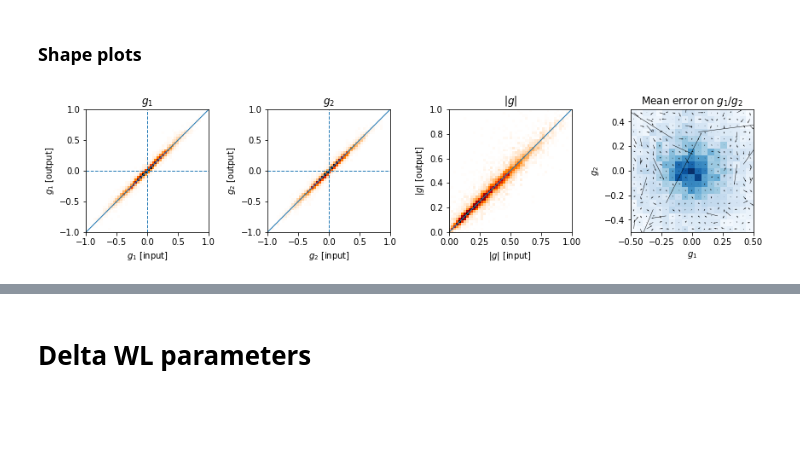
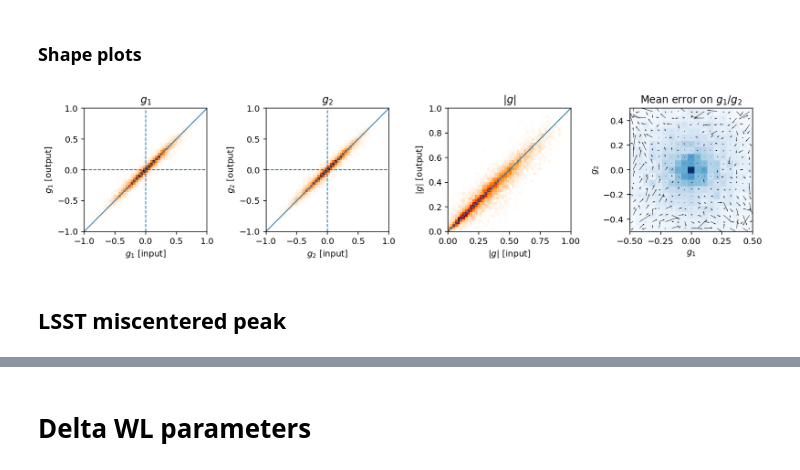
Before and after one commit to LSSTDESC/DeblenderVAE, a Jupyter notebook: notebooks/Plots_for_paper/Plots_VAE_results_v5_test_miscenter.ipynb, the cells around one changed output, grey strips where cells are left out. Saved outputs shown, nothing was run; the diff lists cells and outputs as text; code cells hidden in the pictures; blank space fills up the shorter version.

```diff
--- a/notebooks/Plots_for_paper/Plots_VAE_results_v5_test_miscenter.ipynb
+++ b/notebooks/Plots_for_paper/Plots_VAE_results_v5_test_miscenter.ipynb
@@ -130,5 +244,5 @@ df_lsst_euclid.to_csv('data/df_deb_lsst_euclid_miscenter.csv')
 # %%
-df_lsst_euclid = pd.read_csv('data/df_deb_lsst_euclid_miscenter.csv', encoding = 'utf-8')
+df_lsst_01 = pd.read_csv('data/df_vae_lsst_miscenter_01.csv', encoding = 'utf-8')
 # %% [markdown]
 ### Shape plots
 # %%
@@ -144,7 +258,7 @@ emax = 1
 bins = np.linspace(-emax,+emax,51)
 
 ax = fig.add_subplot(141, aspect='equal')
-_ = ax.hist2d(df_lsst_euclid['e1_in'], df_lsst_euclid['e1_out'], bins=bins, cmap=mpl.cm.gist_heat_r)
+_ = ax.hist2d(df_lsst_01['e1_in'], df_lsst_01['e1_out'], bins=bins, cmap=mpl.cm.gist_heat_r)
 ax.plot([-emax,+emax],[-emax,+emax], lw=1)
 ax.axhline(y=0, ls='--', lw=1)
 ax.axvline(x=0, ls='--', lw=1)
@@ -153,44 +267,46 @@ ax.set_ylabel('$g_1$ [output]')
 ax.set_title('$g_1$')
 
 ax = fig.add_subplot(142, aspect='equal')
-_ = ax.hist2d(df_lsst_euclid['e2_in'], df_lsst_euclid['e2_out'], bins=bins, cmap=mpl.cm.gist_heat_r)
+_ = ax.hist2d(df_lsst_01['e2_in'], df_lsst_01['e2_out'], bins=bins, cmap=mpl.cm.gist_heat_r)
 ax.plot([-emax,+emax],[-emax,+emax], lw=1)
 ax.axhline(y=0, ls='--', lw=1)
 ax.axvline(x=0, ls='--', lw=1)
 ax.set_xlabel('$g_2$ [input]')
 ax.set_ylabel('$g_2$ [output]')
 ax.set_title('$g_2$')
 
 ax = fig.add_subplot(143, aspect='equal')
-_ = ax.hist2d(df_lsst_euclid['e_in'], df_lsst_euclid['e_out'], bins=np.linspace(0,1,51), cmap=mpl.cm.gist_heat_r)
+_ = ax.hist2d(df_lsst_01['e_in'], df_lsst_01['e_out'], bins=np.linspace(0,1,51), cmap=mpl.cm.gist_heat_r)
 #_ = ax.hist2d(df_plot['e_in'],df_plot['e_out'], bins=np.linspace(0,1,51), cmap=mpl.cm.gist_heat_r)
 ax.plot([0,1],[0,1], lw=1)
 ax.set_xlabel('$|g|$ [input]')
 ax.set_ylabel('$|g|$ [output]')
 ax.set_title('$|g|$')
 
 emax = 0.5
 ax = fig.add_subplot(144, aspect='equal')
 
 bins = np.linspace(-emax,emax,20)
-e1_in_m = scipy.stats.binned_statistic_2d(df_lsst_euclid['e1_in'], df_lsst_euclid['e2_in'], values=df_lsst_euclid['e1_in'], bins=bins, statistic='mean').statistic
-e2_in_m = scipy.stats.binned_statistic_2d(df_lsst_euclid['e1_in'], df_lsst_euclid['e2_in'], values=df_lsst_euclid['e2_in'], bins=bins, statistic='mean').statistic
-e1_out_m = scipy.stats.binned_statistic_2d(df_lsst_euclid['e1_in'], df_lsst_euclid['e2_in'], values=df_lsst_euclid['e1_out'], bins=bins, statistic='mean').statistic
-e2_out_m = scipy.stats.binned_statistic_2d(df_lsst_euclid['e1_in'], df_lsst_euclid['e2_in'], values=df_lsst_euclid['e2_out'], bins=bins, statistic='mean').statistic
+e1_in_m = scipy.stats.binned_statistic_2d(df_lsst_01['e1_in'], df_lsst_01['e2_in'], values=df_lsst_01['e1_in'], bins=bins, statistic='mean').statistic
+e2_in_m = scipy.stats.binned_statistic_2d(df_lsst_01['e1_in'], df_lsst_01['e2_in'], values=df_lsst_01['e2_in'], bins=bins, statistic='mean').statistic
+e1_out_m = scipy.stats.binned_statistic_2d(df_lsst_01['e1_in'], df_lsst_01['e2_in'], values=df_lsst_01['e1_out'], bins=bins, statistic='mean').statistic
+e2_out_m = scipy.stats.binned_statistic_2d(df_lsst_01['e1_in'], df_lsst_01['e2_in'], values=df_lsst_01['e2_out'], bins=bins, statistic='mean').statistic
 
-im = ax.hist2d(df_lsst_euclid['e1_in'], df_lsst_euclid['e2_in'], bins=bins, cmap=mpl.cm.Blues)[-1]
+im = ax.hist2d(df_lsst_01['e1_in'], df_lsst_01['e2_in'], bins=bins, cmap=mpl.cm.Blues)[-1]
 
 bins_mid = 0.5*(bins[1:]+bins[:-1])
 X,Y = np.meshgrid(bins_mid, bins_mid)
 ax.quiver(X,Y,e1_out_m-e1_in_m, e2_out_m-e2_in_m)
 
 ax.set_xlabel('$g_1$')
 ax.set_ylabel('$g_2$')
 ax.set_xlim(bins[0],bins[-1])
 ax.set_ylim(bins[0],bins[-1])
 
 ax.set_title('Mean error on $g_1/g_2$')
 
 plt.tight_layout()
 # %% [output]
-[figure, old version]
+[figure, new version]
+# %% [markdown]
+## LSST miscentered peak
```
Also changed, not shown: parts of 45 cells of this notebook, 23 other files.
